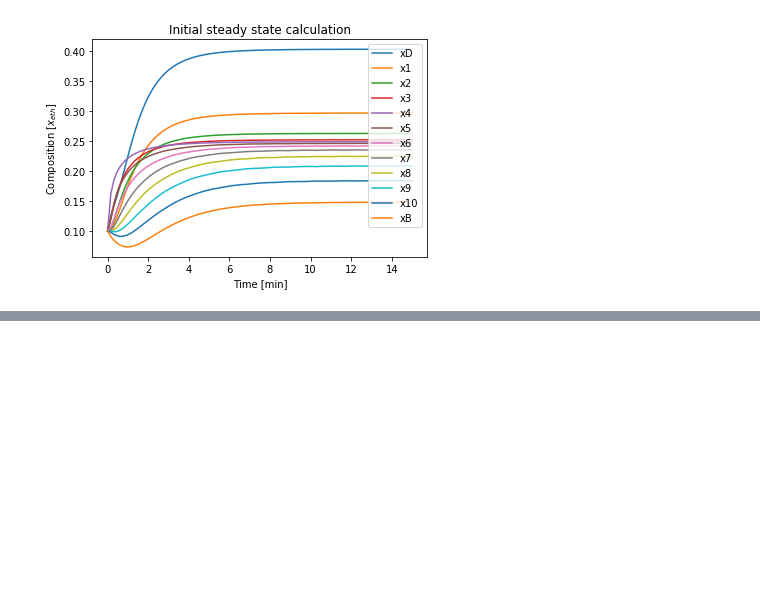
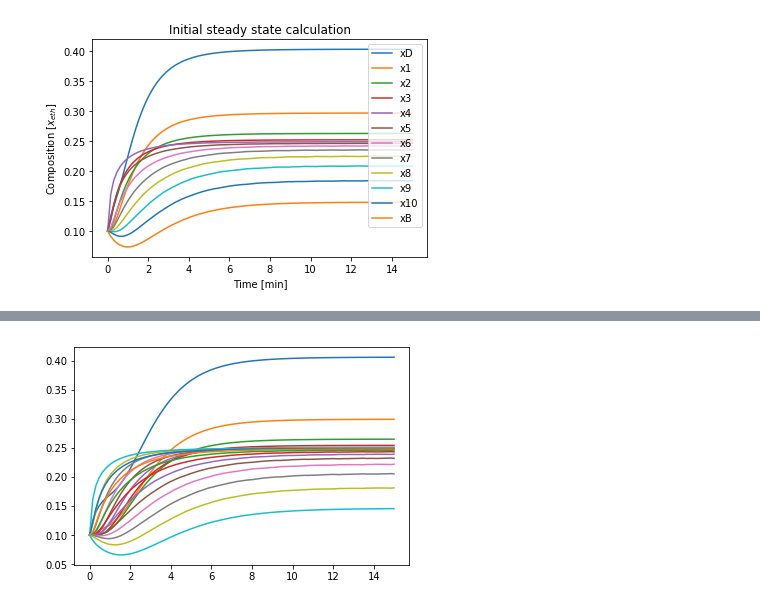
Before and after one commit to albertmitchell3/Distillation_Column, a Jupyter notebook: Vector_Basic_Distillation Model.ipynb, the cells around one changed output, grey strips where cells are left out. Drawn from its saved outputs; the diff is of its cells as text; code cells hidden in the pictures; blank space fills up the shorter version.

```diff
--- a/Vector_Basic_Distillation Model.ipynb
+++ b/Vector_Basic_Distillation Model.ipynb
@@ -172,0 +175,18 @@ plt.savefig("consistency_plot_error.png")
+# %%
+# Now lets ee if we can use the vector version for a different setup...
+
+plates = 20
+feedplate = 9
+
+init = [0.1,0.1,0.1,0.1,0.1,0.1,0.1,0.1,0.1,0.1,0.1,0.1,0.1,0.1,0.1,0.1,0.1,0.1,0.1,0.1]
+
+tspan = (0, 15)
+t = np.linspace( *tspan, 100)
+initial_run = scipy.integrate.solve_ivp(mass_DE, tspan, init, t_eval=t, vectorized=True)
+
+x = initial_run.y
+
+for i in x:
+    plt.plot(t,i)
+# %% [output]
+[figure, added]
```
Also changed, not shown: parts of 3 cells of this notebook.
